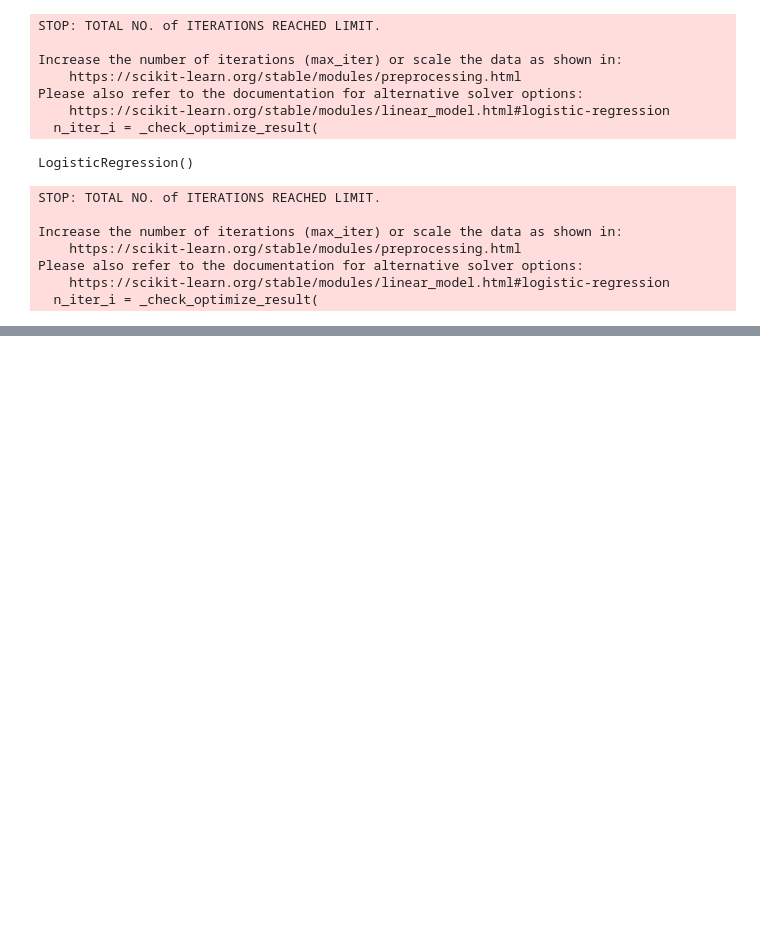
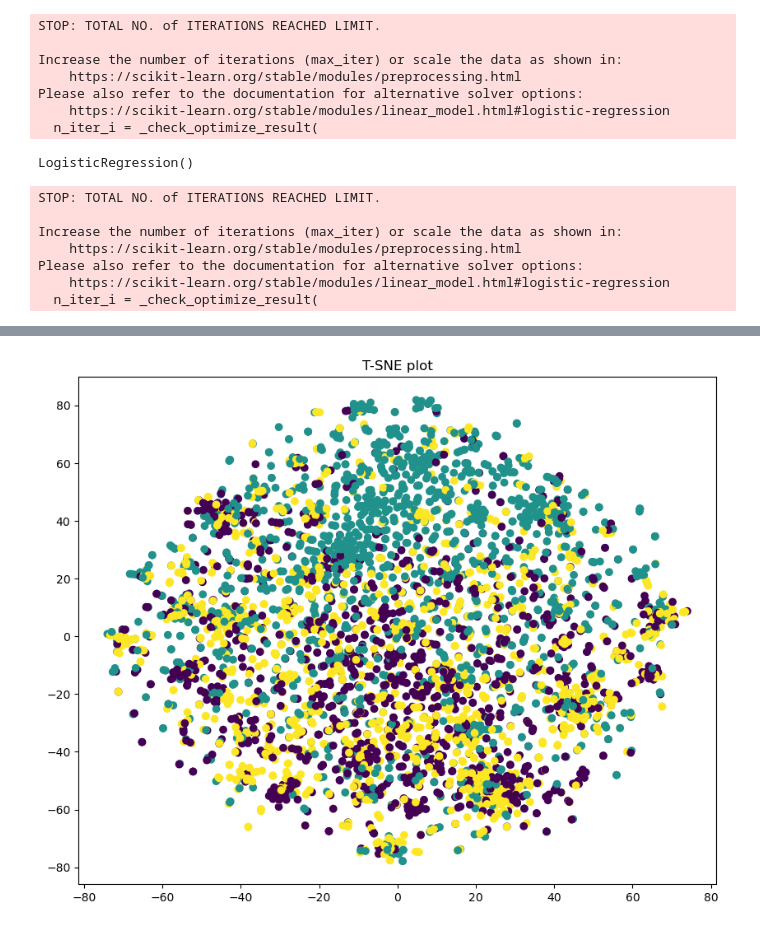
Before and after one commit to abolfazl-talebzadeh/tensorflow_keras_LSTM, a Jupyter notebook: Ensemble_2.ipynb, the cells around one changed output, grey strips where cells are left out. Cells and saved outputs as stored; diff of their text form; code cells hidden in the pictures; blank space fills up the shorter version.

```diff
--- a/Ensemble_2.ipynb
+++ b/Ensemble_2.ipynb
@@ -170,0 +236,11 @@ Ensemble F1 Score: 0.6389272536519006
+# %%
+# T-SNE plot
+tsne = TSNE(n_components=2, init="random")
+X_tsne = tsne.fit_transform(final_x_test)
+
+plt.figure(figsize=(10, 8))
+plt.scatter(X_tsne[:, 0], X_tsne[:, 1], c=ensemble_pred)
+plt.title('T-SNE plot')
+plt.show()
+# %% [output]
+[figure, added]
```
Also changed, not shown: parts of 7 cells of this notebook, 2 other files.
